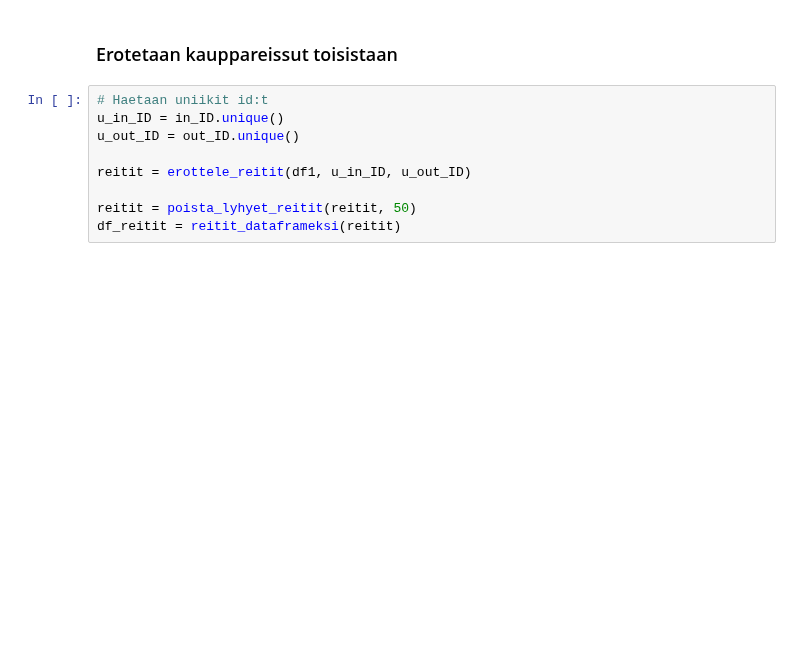
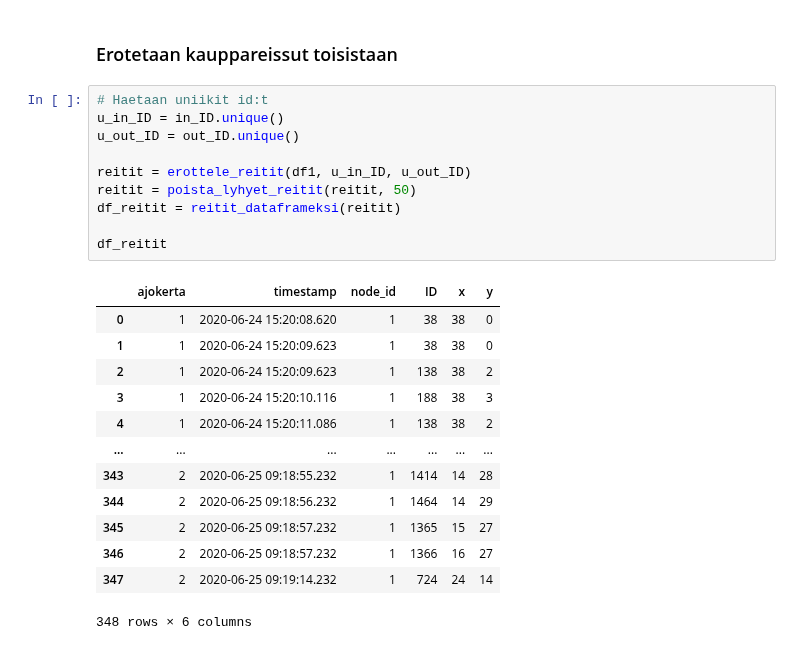
Before and after one commit to Erik-Eki/Project-2-machine-learning-applications, a Jupyter notebook: main.ipynb, the cells around one changed output. Saved outputs shown, nothing was run; the diff lists cells and outputs as text; blank space fills up the shorter version.

```diff
--- a/main.ipynb
+++ b/main.ipynb
@@ -152,12 +153,27 @@ NameError: name 'xy_to_ID' is not defined
 # %%
 # Haetaan uniikit id:t
 u_in_ID = in_ID.unique()
 u_out_ID = out_ID.unique()
 
 reitit = erottele_reitit(df1, u_in_ID, u_out_ID)
-
 reitit = poista_lyhyet_reitit(reitit, 50)
 df_reitit = reitit_dataframeksi(reitit)
+
+df_reitit
+# %% [output]
+|  | ajokerta | timestamp | node_id | ID | x | y |
+| 0 | 1 | 2020-06-24 15:20:08.620 | 1 | 38 | 38 | 0 |
+| 1 | 1 | 2020-06-24 15:20:09.623 | 1 | 38 | 38 | 0 |
+| 2 | 1 | 2020-06-24 15:20:09.623 | 1 | 138 | 38 | 2 |
+| 3 | 1 | 2020-06-24 15:20:10.116 | 1 | 188 | 38 | 3 |
+| 4 | 1 | 2020-06-24 15:20:11.086 | 1 | 138 | 38 | 2 |
+| ... | ... | ... | ... | ... | ... | ... |
+| 343 | 2 | 2020-06-25 09:18:55.232 | 1 | 1414 | 14 | 28 |
+| 344 | 2 | 2020-06-25 09:18:56.232 | 1 | 1464 | 14 | 29 |
+| 345 | 2 | 2020-06-25 09:18:57.232 | 1 | 1365 | 15 | 27 |
+| 346 | 2 | 2020-06-25 09:18:57.232 | 1 | 1366 | 16 | 27 |
+| 347 | 2 | 2020-06-25 09:19:14.232 | 1 | 724 | 24 | 14 |
+348 rows × 6 columns
 # %%
 # Plotataan kaikki erotellut kauppareissut yhdessä
 plot_all_routes(df_reitit, grid_size)
```
Also changed, not shown: parts of 10 cells of this notebook, 13 other files.
